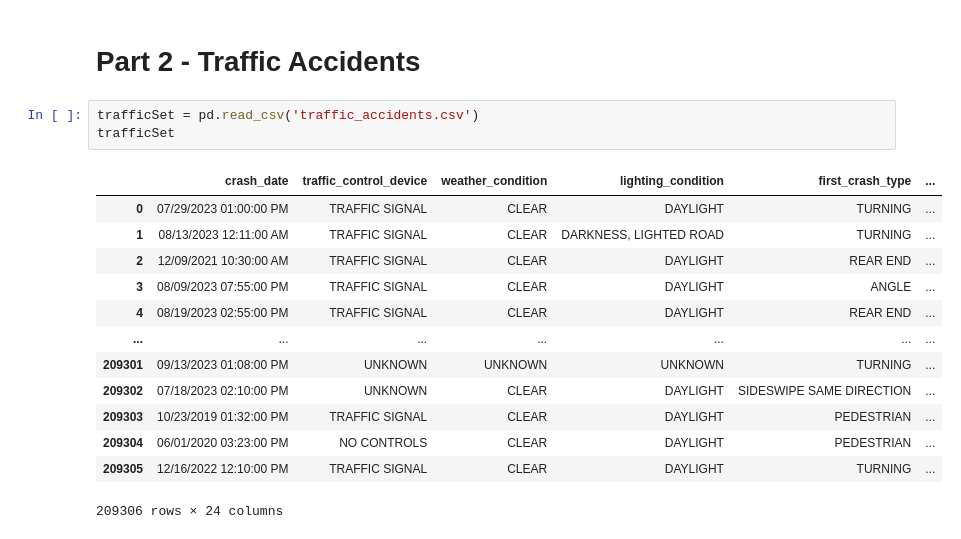
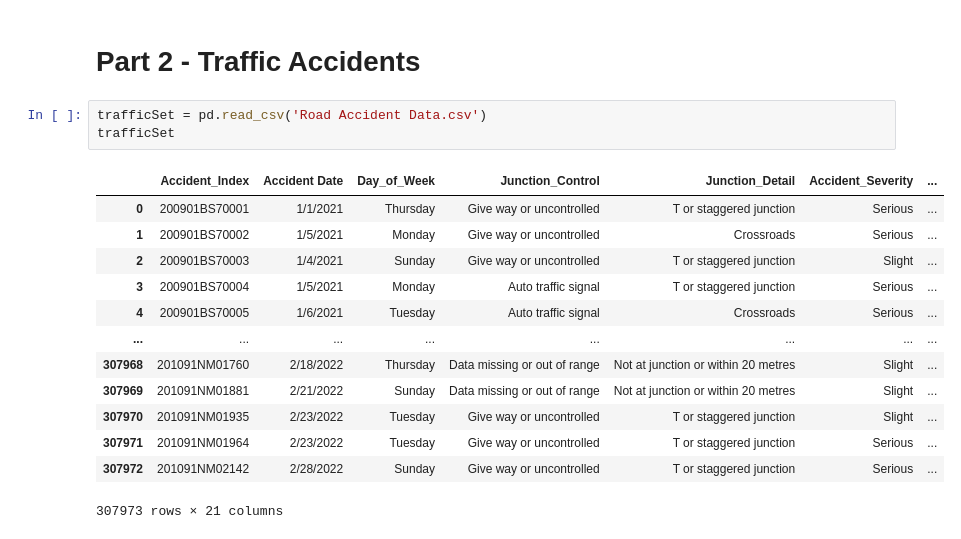
Before and after one commit to jutinwang/A1---CSI4142---GR48, a Jupyter notebook: G48-A1.ipynb, the cells around one changed output. Drawn from its saved outputs; the diff is of its cells as text.

```diff
--- a/G48-A1.ipynb
+++ b/G48-A1.ipynb
@@ -318,19 +318,19 @@ plt.show()
 # %% [markdown]
 # Part 2 - Traffic Accidents
 # %%
-trafficSet = pd.read_csv('traffic_accidents.csv')
+trafficSet = pd.read_csv('Road Accident Data.csv')
 trafficSet
 # %% [output]
-|  | crash_date | traffic_control_device | weather_condition | lighting_condition | first_crash_type | ... |
-| 0 | 07/29/2023 01:00:00 PM | TRAFFIC SIGNAL | CLEAR | DAYLIGHT | TURNING | ... |
-| 1 | 08/13/2023 12:11:00 AM | TRAFFIC SIGNAL | CLEAR | DARKNESS, LIGHTED ROAD | TURNING | ... |
-| 2 | 12/09/2021 10:30:00 AM | TRAFFIC SIGNAL | CLEAR | DAYLIGHT | REAR END | ... |
-| 3 | 08/09/2023 07:55:00 PM | TRAFFIC SIGNAL | CLEAR | DAYLIGHT | ANGLE | ... |
-| 4 | 08/19/2023 02:55:00 PM | TRAFFIC SIGNAL | CLEAR | DAYLIGHT | REAR END | ... |
-| ... | ... | ... | ... | ... | ... | ... |
-| 209301 | 09/13/2023 01:08:00 PM | UNKNOWN | UNKNOWN | UNKNOWN | TURNING | ... |
-| 209302 | 07/18/2023 02:10:00 PM | UNKNOWN | CLEAR | DAYLIGHT | SIDESWIPE SAME DIRECTION | ... |
-| 209303 | 10/23/2019 01:32:00 PM | TRAFFIC SIGNAL | CLEAR | DAYLIGHT | PEDESTRIAN | ... |
-| 209304 | 06/01/2020 03:23:00 PM | NO CONTROLS | CLEAR | DAYLIGHT | PEDESTRIAN | ... |
-| 209305 | 12/16/2022 12:10:00 PM | TRAFFIC SIGNAL | CLEAR | DAYLIGHT | TURNING | ... |
+|  | Accident_Index | Accident Date | Day_of_Week | Junction_Control | Junction_Detail | Accident_Severity | ... |
+| 0 | 200901BS70001 | 1/1/2021 | Thursday | Give way or uncontrolled | T or staggered junction | Serious | ... |
+| 1 | 200901BS70002 | 1/5/2021 | Monday | Give way or uncontrolled | Crossroads | Serious | ... |
+| 2 | 200901BS70003 | 1/4/2021 | Sunday | Give way or uncontrolled | T or staggered junction | Slight | ... |
+| 3 | 200901BS70004 | 1/5/2021 | Monday | Auto traffic signal | T or staggered junction | Serious | ... |
+| 4 | 200901BS70005 | 1/6/2021 | Tuesday | Auto traffic signal | Crossroads | Serious | ... |
+| ... | ... | ... | ... | ... | ... | ... | ... |
+| 307968 | 201091NM01760 | 2/18/2022 | Thursday | Data missing or out of range | Not at junction or within 20 metres | Slight | ... |
+| 307969 | 201091NM01881 | 2/21/2022 | Sunday | Data missing or out of range | Not at junction or within 20 metres | Slight | ... |
+| 307970 | 201091NM01935 | 2/23/2022 | Tuesday | Give way or uncontrolled | T or staggered junction | Slight | ... |
+| 307971 | 201091NM01964 | 2/23/2022 | Tuesday | Give way or uncontrolled | T or staggered junction | Serious | ... |
+| 307972 | 201091NM02142 | 2/28/2022 | Sunday | Give way or uncontrolled | T or staggered junction | Serious | ... |
-209306 rows × 24 columns
+307973 rows × 21 columns
```
Also changed, not shown: parts of 15 cells of this notebook, 2 other files.
